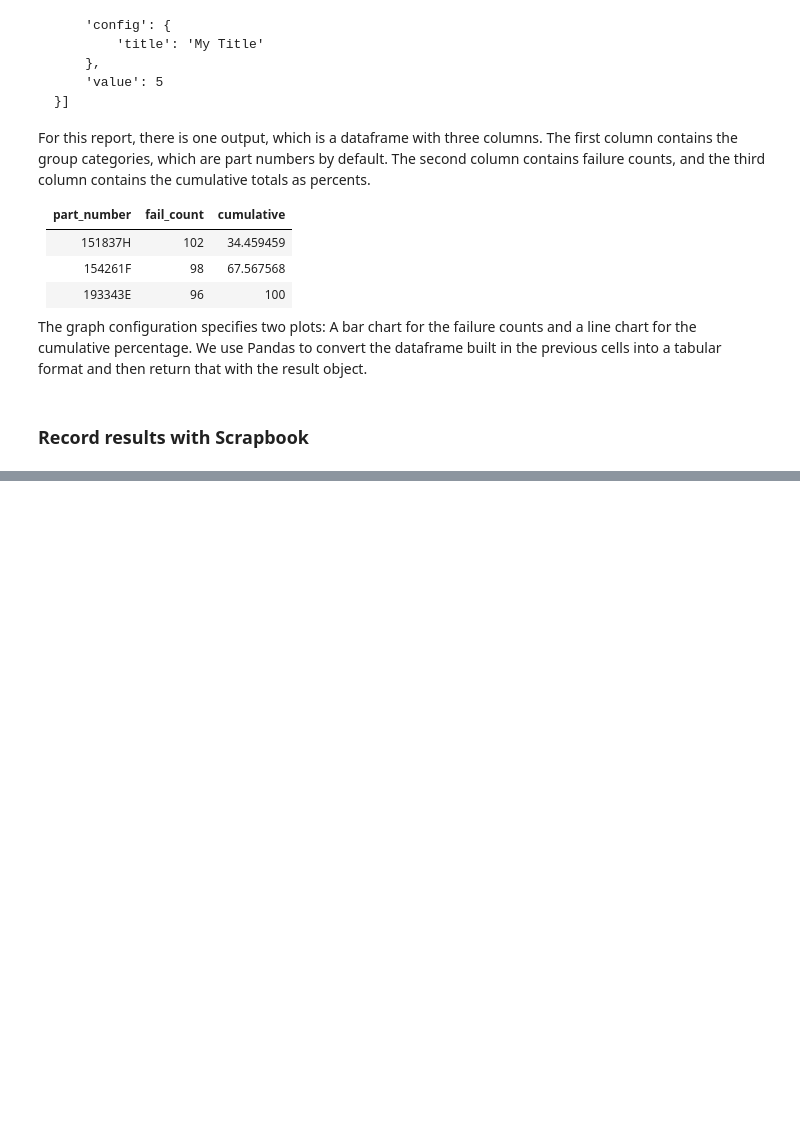
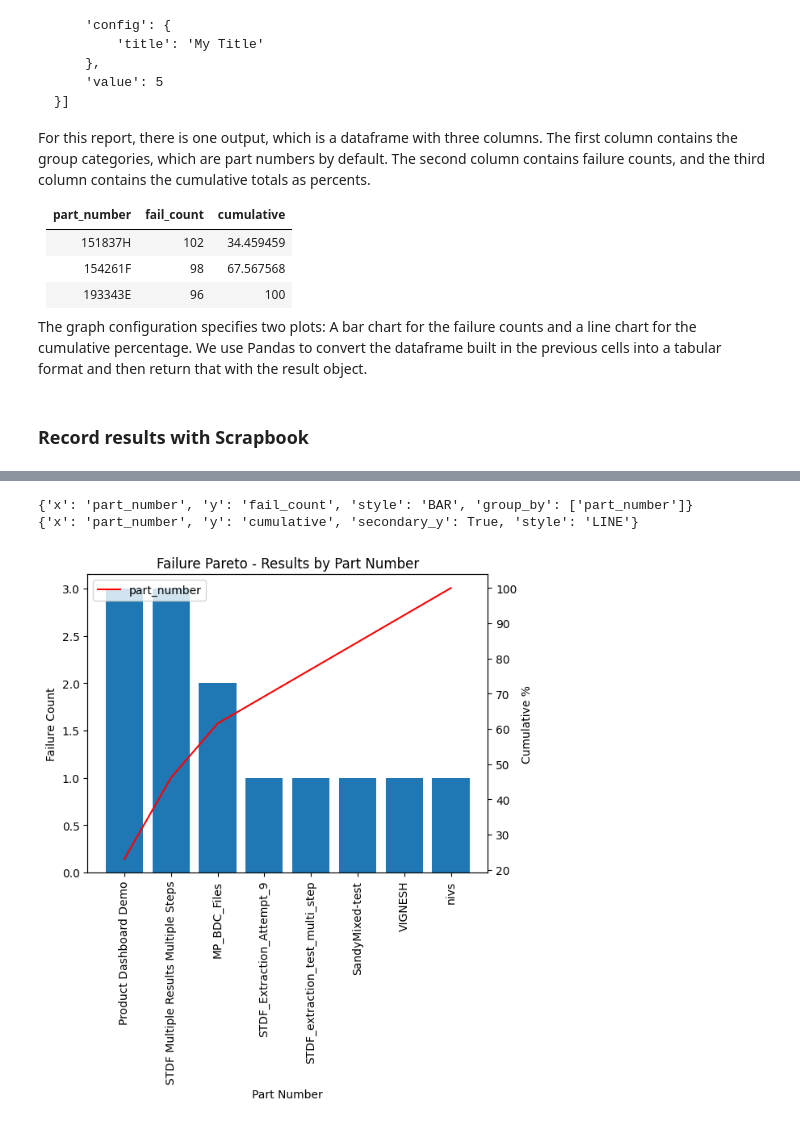
Before and after one commit to ni/systemlink-enterprise-examples, a Jupyter notebook: Script Analysis Examples/Test Data Analysis/Failure_Pareto_Result_Analysis.ipynb, the cells around one changed output, grey strips where cells are left out. Saved outputs shown, nothing was run; the diff lists cells and outputs as text; code cells hidden in the pictures; blank space fills up the shorter version.

Commit message:
Added the plot logic

```diff
--- a/Script Analysis Examples/Test Data Analysis/Failure_Pareto_Result_Analysis.ipynb
+++ b/Script Analysis Examples/Test Data Analysis/Failure_Pareto_Result_Analysis.ipynb
@@ -34,3 +29,7 @@ group_by = 'Part Number'
+# %%
+result_ids = ["aaf89284-d1c6-4276-ae03-aa3fcf5d1933","6b108caf-877e-4992-92ba-743fd3e49671","ad22b2f2-bb2c-4bd0-8a88-080b6df4a645","963f076d-4a2f-4740-874d-1aadf6fb451a","6225324c-c37e-44f5-9780-a469795bf5a7","070e706c-8041-474d-bfba-f869717431a0","8774433f-5b77-480b-86b1-cebe60e84852","b595ace2-422c-4693-8e17-d50f79e1784d","90834263-ddc7-4c33-aa30-62f353ae17a3","cd4c65f6-d402-4642-9957-c6515fb4946c","a50793a1-d844-4ade-8f9c-69befa5fad39","f1a8a2e8-289d-42e0-8305-447248db93f7","c6732428-55b8-4dfd-bedf-dc0e646eaf34"]
+results_filter = 'startedWithin <= "30.0:0:0"'
+group_by = 'Part Number'
 # %% [markdown]
 ### Mapping from grouping options to Test Monitor terminology
 Translate the grouping options shown in the Test Monitor Reports page to keywords recognized by the Test Monitor API.
@@ -241,0 +276,48 @@ sb.glue('result', str(result))
+# %%
+import matplotlib.pyplot as plt
+
+# Extract data from the pareto_graph dictionary
+title = pareto_graph['config']['title']
+axis_labels = pareto_graph['config']['graph']['axis_labels']
+plots = pareto_graph['config']['graph']['plots']
+
+pareto_graph_data = pareto_graph['data']
+# convert this pareto to dataframe
+df_pareto = pd.DataFrame(pareto_graph_data['values'], columns=[col['name'] for col in pareto_graph_data['columns']])
+
+# Plot data
+fig, ax1 = plt.subplots()
+
+for plot in plots:
+    print(plot)
+    if plot['style'] == 'BAR':
+        ax1.bar(
+            df_pareto[plot['x']],
+            df_pareto[plot['y']],
+            label=plot['x'])
+        ax1.set_ylabel(axis_labels[1])
+        ax1.set_xlabel(axis_labels[0])
+    elif plot['style'] == 'LINE':
+        ax2 = ax1.twinx()
+        ax2.plot(df_pareto[plot['x']], df_pareto[plot['y']], label=plot['x'], color='r')
+        ax2.set_ylabel(axis_labels[2])
+
+# Title and legend
+plt.title(title)
+plt.legend()
+# ax1.set_xticklabels(ax1.get_xticks(), rotation = 50)
+ax1.tick_params(axis='x', labelrotation = 90)
+# plt.xticks(rotation=90)
+
+# Rotate x-axis labels for better readability
+# plt.xticks(rotation=45, ha='right')
+
+# Save as PNG file
+plt.savefig('pareto_graph.png', bbox_inches='tight')
+
+# Show the plot (optional)
+plt.show()
+# %% [output]
+{'x': 'part_number', 'y': 'fail_count', 'style': 'BAR', 'group_by': ['part_number']}
+{'x': 'part_number', 'y': 'cumulative', 'secondary_y': True, 'style': 'LINE'}
+[figure, added]
```
Also changed, not shown: parts of 5 cells of this notebook.
